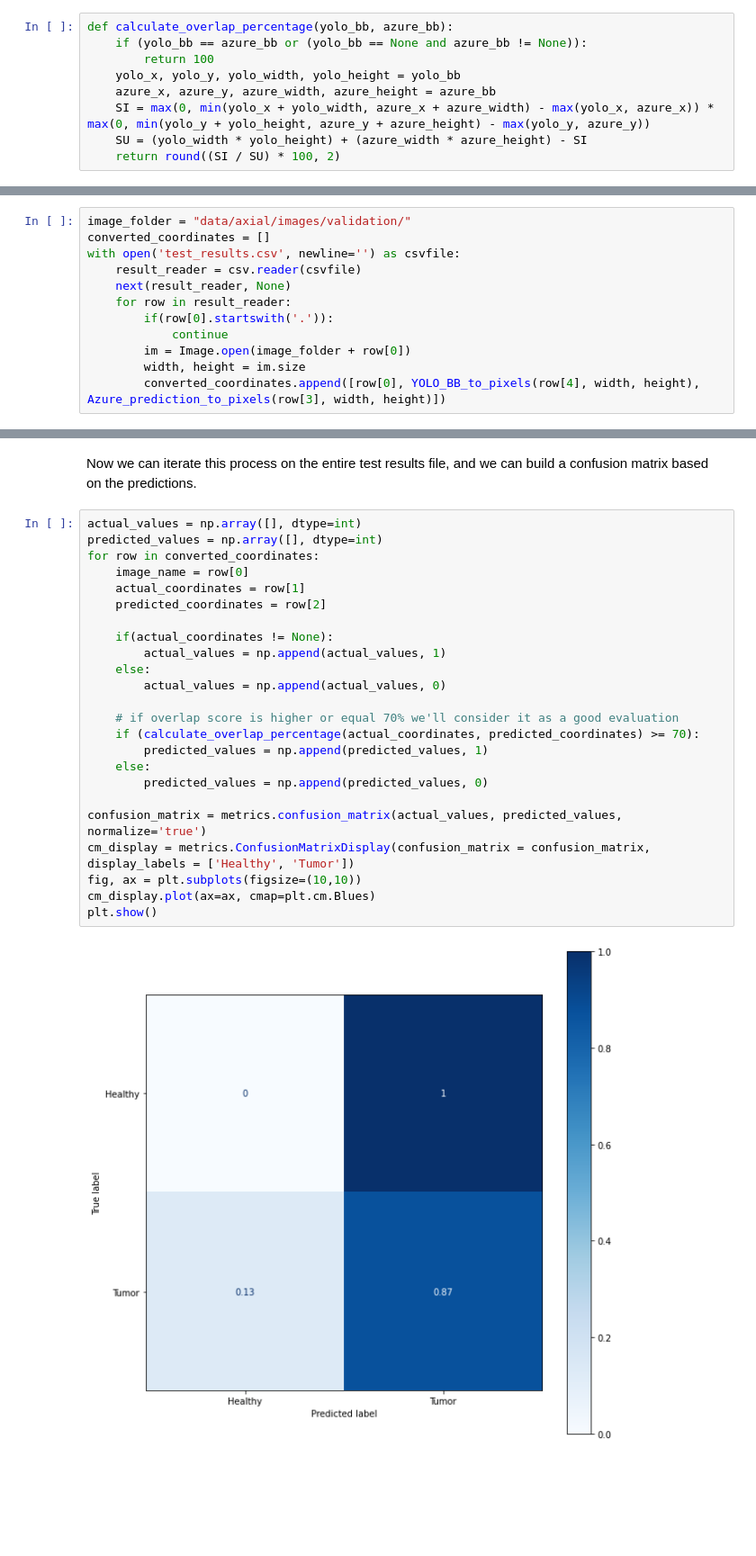
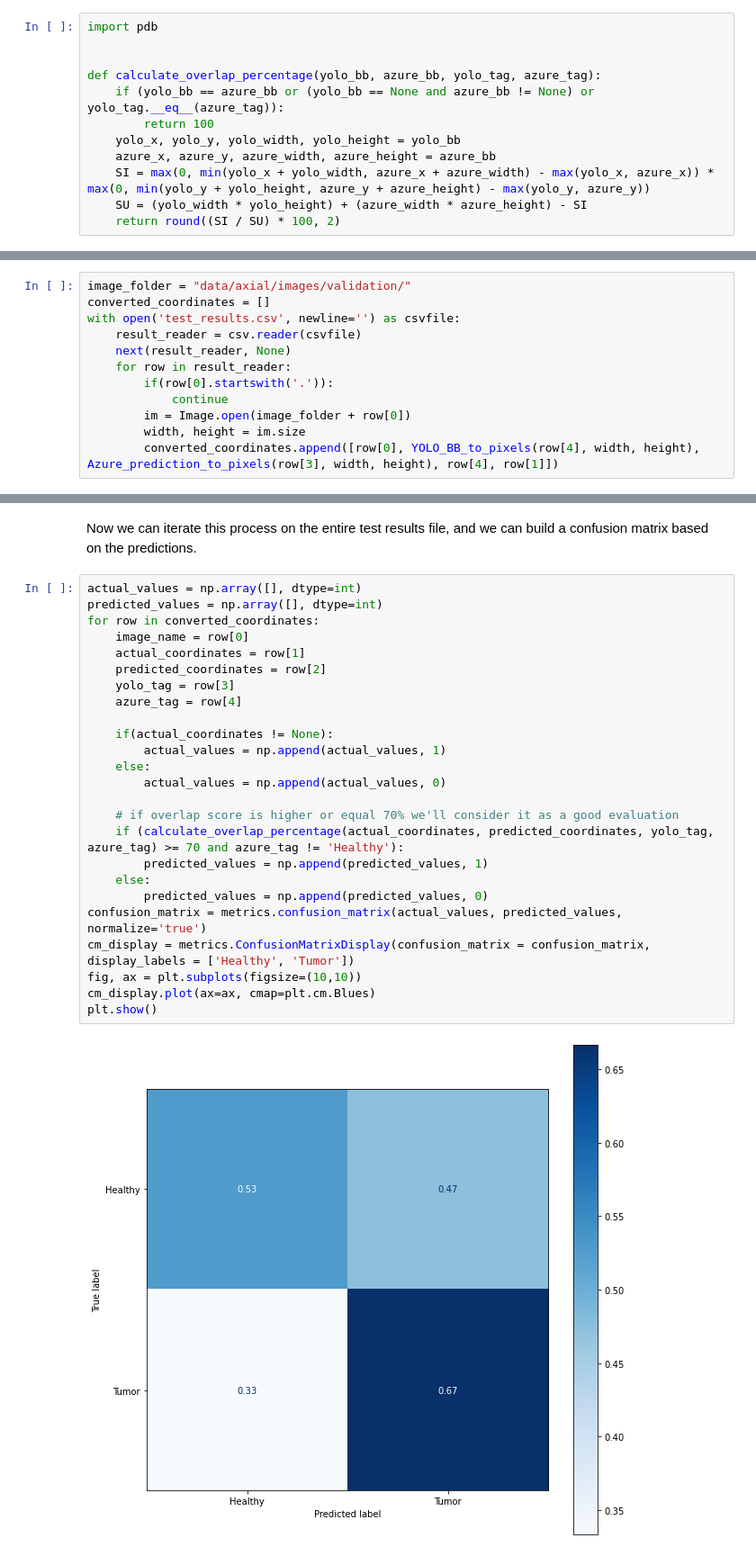
Before and after one commit to giuseppebrb/BrainTumorDetection, a Jupyter notebook: Test_Analyzer.ipynb, the cells around one changed output, grey strips where cells are left out. Shown at 90% size. Drawn from its saved outputs; the diff is of its cells as text; blank space fills up the shorter version.

```diff
--- a/Test_Analyzer.ipynb
+++ b/Test_Analyzer.ipynb
@@ -55,8 +55,11 @@ Now we'll define a function to determine the percentage of intersection between
 100% means that manual annotation and prediction areas match perfectly <br />
 0% means they are highlighting two totally different areas.
 # %%
-def calculate_overlap_percentage(yolo_bb, azure_bb):
-    if (yolo_bb == azure_bb or (yolo_bb == None and azure_bb != None)):
+import pdb
+
+
+def calculate_overlap_percentage(yolo_bb, azure_bb, yolo_tag, azure_tag):
+    if (yolo_bb == azure_bb or (yolo_bb == None and azure_bb != None) or yolo_tag.__eq__(azure_tag)):
         return 100
     yolo_x, yolo_y, yolo_width, yolo_height = yolo_bb
     azure_x, azure_y, azure_width, azure_height = azure_bb
@@ -76,7 +79,7 @@ with open('test_results.csv', newline='') as csvfile:
             continue
         im = Image.open(image_folder + row[0])
         width, height = im.size
-        converted_coordinates.append([row[0], YOLO_BB_to_pixels(row[4], width, height), Azure_prediction_to_pixels(row[3], width, height)])
+        converted_coordinates.append([row[0], YOLO_BB_to_pixels(row[4], width, height), Azure_prediction_to_pixels(row[3], width, height), row[4], row[1]])
 # %% [markdown]
 Now we can perform operations and comparations between the actual bounding boxes and predicted ones. For example, let's pick an image and draw both boxes.
 # %%
@@ -113,26 +116,27 @@ Now we can iterate this process on the entire test results file, and we can buil
 # %%
 actual_values = np.array([], dtype=int)
 predicted_values = np.array([], dtype=int)
 for row in converted_coordinates:
     image_name = row[0]
     actual_coordinates = row[1]
     predicted_coordinates = row[2]
+    yolo_tag = row[3]
+    azure_tag = row[4]
 
     if(actual_coordinates != None):
         actual_values = np.append(actual_values, 1)
     else:
         actual_values = np.append(actual_values, 0)
 
     # if overlap score is higher or equal 70% we'll consider it as a good evaluation
-    if (calculate_overlap_percentage(actual_coordinates, predicted_coordinates) >= 70):
+    if (calculate_overlap_percentage(actual_coordinates, predicted_coordinates, yolo_tag, azure_tag) >= 70 and azure_tag != 'Healthy'):
         predicted_values = np.append(predicted_values, 1)
     else:
         predicted_values = np.append(predicted_values, 0)
-
 confusion_matrix = metrics.confusion_matrix(actual_values, predicted_values, normalize='true')
 cm_display = metrics.ConfusionMatrixDisplay(confusion_matrix = confusion_matrix, display_labels = ['Healthy', 'Tumor'])
 fig, ax = plt.subplots(figsize=(10,10))
 cm_display.plot(ax=ax, cmap=plt.cm.Blues)
 plt.show()
 # %% [output]
-[figure, old version]
+[figure, new version]
```
Also changed, not shown: parts of 1 cell of this notebook, 1 other file.
